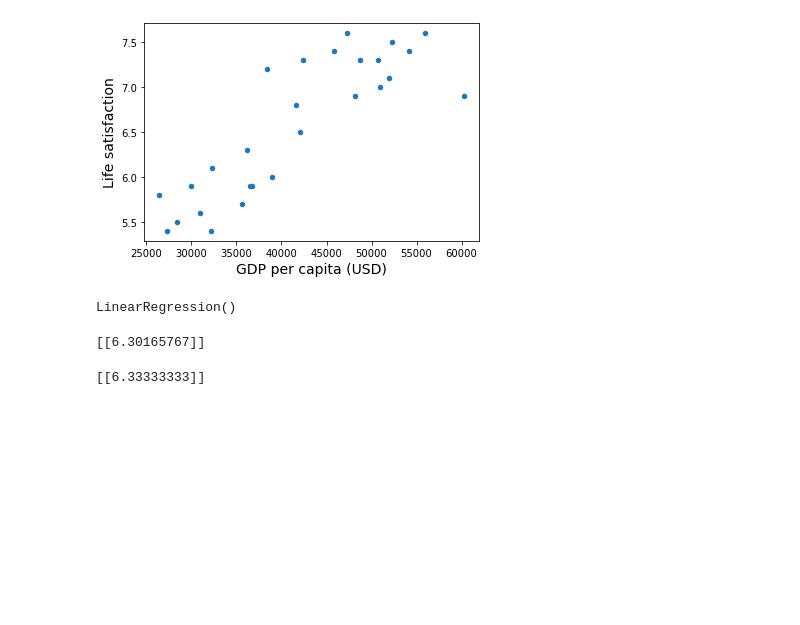
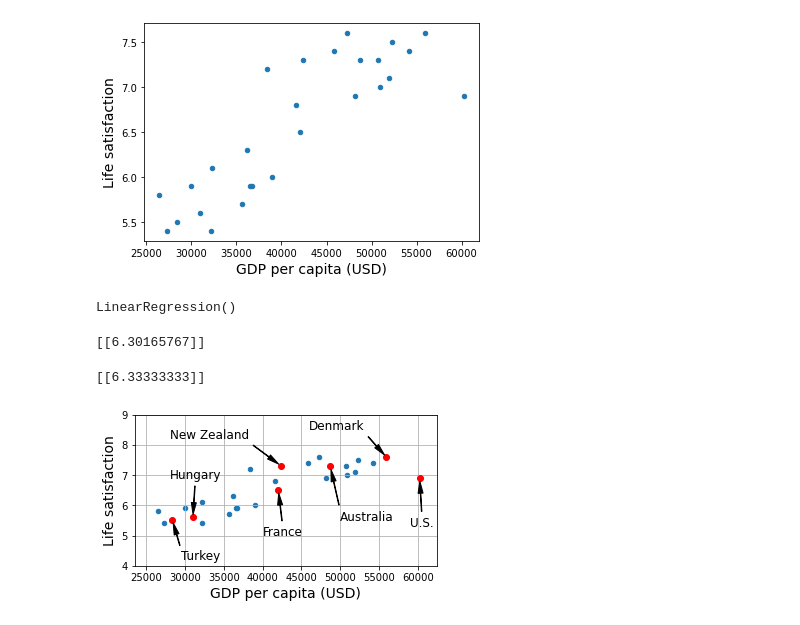
Before and after one commit to JPL-JUNO/Hands-on-Machine-Learning-HOML, a Jupyter notebook: Chapter1.ipynb, the cells around one changed output. Drawn from its saved outputs; the diff is of its cells as text; code cells hidden in the pictures; blank space fills up the shorter version.

```diff
--- a/Chapter1.ipynb
+++ b/Chapter1.ipynb
@@ -55,3 +55,48 @@ model.fit(X, y)
 print(model.predict(X_new))
 # %% [output]
 [[6.33333333]]
+# %%
+import os
+os.getcwd()
+images_path = os.getcwd() + '\\img\\'
+def save_fig(fig_id, tight_layout=True, fig_extension='png', resolution=200):
+    path = images_path + fig_id + '.' + fig_extension
+    if tight_layout:
+        plt.tight_layout()
+    plt.savefig(path, format=fig_extension, dpi=resolution)
+# %%
+lifesat = pd.read_csv('data/lifesat.csv', index_col='Country')
+lifesat.plot(kind='scatter', figsize=(5, 3), grid=True,
+             x='GDP per capita (USD)', y='Life satisfaction')
+
+min_life_sat = 4
+max_life_sat = 9
+min_gdp = 23_500
+max_gdp = 62_500
+
+position_text = {
+    "Turkey": (29_500, 4.2),
+    "Hungary": (28_000, 6.9),
+    "France": (40_000, 5),
+    "New Zealand": (28_000, 8.2),
+    "Australia": (50_000, 5.5),
+    "United States": (59_000, 5.3),
+    "Denmark": (46_000, 8.5)
+}
+
+for country, pos_text in position_text.items():
+    pos_data_x = lifesat['GDP per capita (USD)'].loc[country]
+    pos_data_y = lifesat['Life satisfaction'].loc[country]
+    country = 'U.S.' if country == 'United States' else country
+    plt.annotate(country, xy=(pos_data_x, pos_data_y),
+                 xytext=pos_text, fontsize=12,
+                 arrowprops=dict(facecolor='black',
+                                 width=.5,
+                                 shrink=.08,
+                                 headwidth=5))
+    plt.plot(pos_data_x, pos_data_y, 'ro')
+plt.axis([min_gdp, max_gdp, min_life_sat, max_life_sat])
+save_fig('money_happy_scatterplot')
+plt.show()
+# %% [output]
+[figure, added]
```
Also changed, not shown: parts of 3 cells of this notebook.
